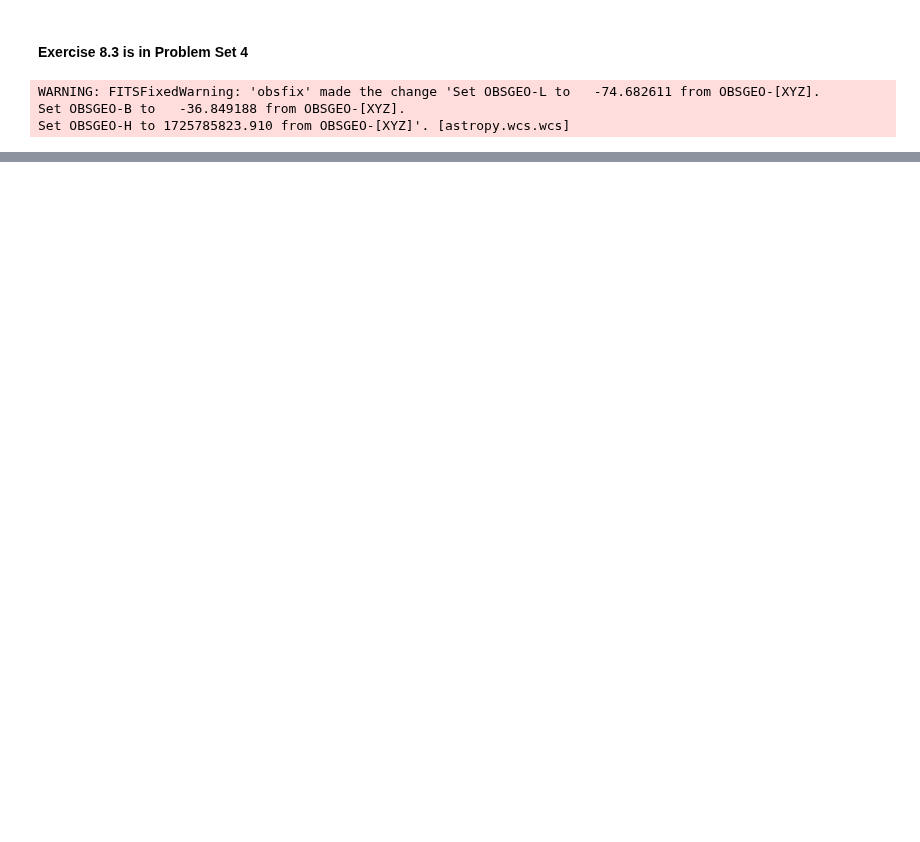
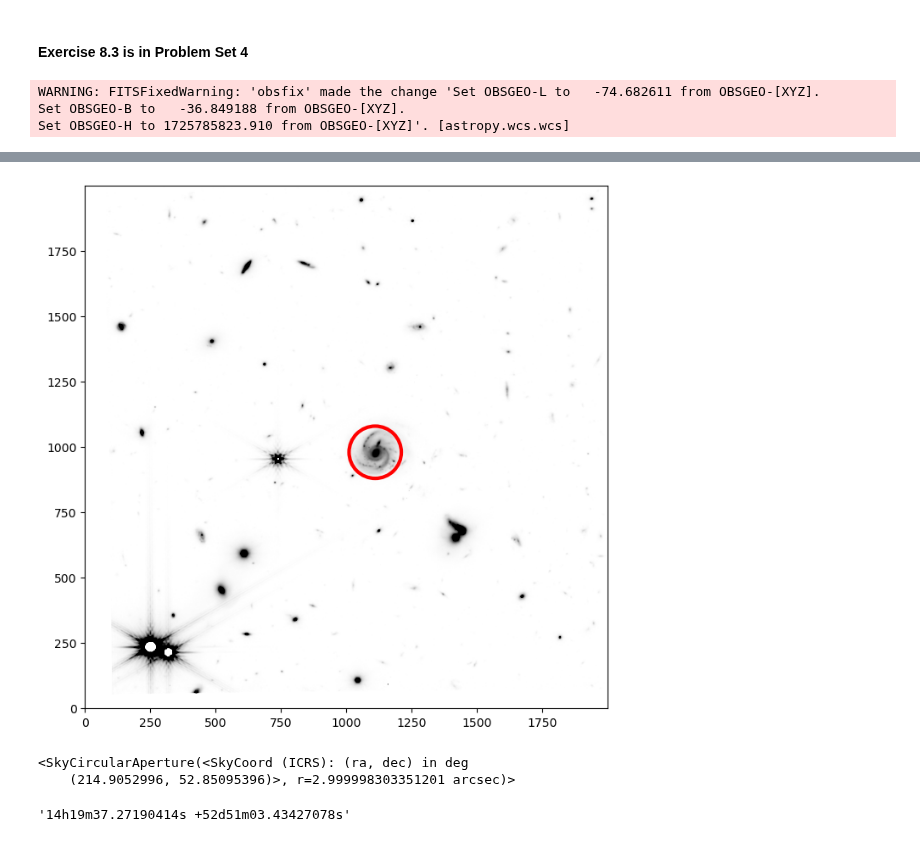
Before and after one commit to hexijin/scientific-data-analysis, a Jupyter notebook: pasha/c08/c08s07.ipynb, the cells around one changed output, grey strips where cells are left out. Saved outputs shown, nothing was run; the diff lists cells and outputs as text; code cells hidden in the pictures; blank space fills up the shorter version.

```diff
--- a/pasha/c08/c08s07.ipynb
+++ b/pasha/c08/c08s07.ipynb
@@ -38,4 +38,23 @@ ax.imshow(image, vmin=vmin, vmax=vmax, cmap='gray_r');
 # %%
 ### Circular Aperture
 
 from photutils.aperture import CircularAperture
+
+# define pixel aperture
+aperture = CircularAperture([1110, 980], r=100)
+
+fig, ax = plt.subplots(figsize=(8,8))
+ax.imshow(image, vmin=vmin, vmax=vmax, cmap='gray_r', origin='lower')
+aperture.plot(color='r', lw=3);
+# %% [output]
+[figure, added]
+# %%
+aperture.to_sky(im_wcs)
+# %% [output]
+<SkyCircularAperture(<SkyCoord (ICRS): (ra, dec) in deg
+    (214.9052996, 52.85095396)>, r=2.999998303351201 arcsec)>
+# %%
+coord = aperture.to_sky(im_wcs).positions
+coord.to_string('hmsdms')
+# %% [output]
+'14h19m37.27190414s +52d51m03.43427078s'
```
Also changed, not shown: parts of 5 cells of this notebook.
